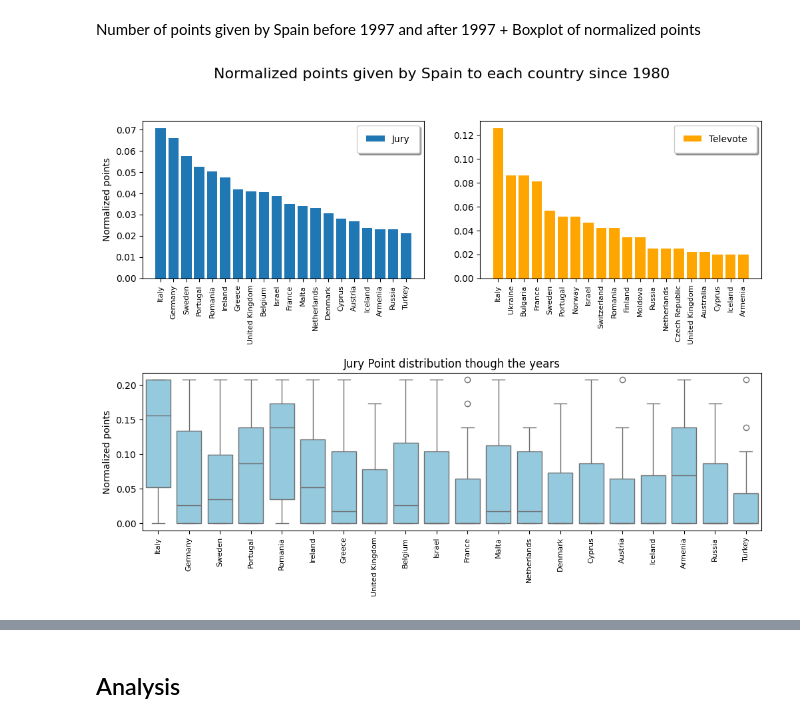
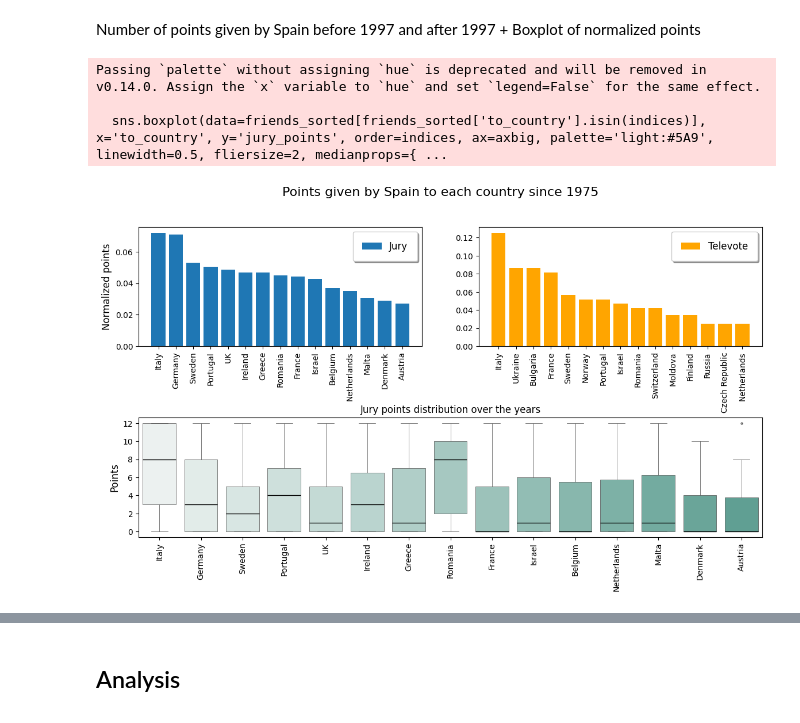
Before and after one commit to Mate1Coll/Eurovision_Contest_Analysis, a Jupyter notebook: Notebook.ipynb, the cells around one changed output, grey strips where cells are left out. Saved outputs shown, nothing was run; the diff lists cells and outputs as text; code cells hidden in the pictures.

```diff
--- a/Notebook.ipynb
+++ b/Notebook.ipynb
@@ -93,7 +94,7 @@ country_id_to_name = {
     'es': 'Spain',
     'fi': 'Finland',
     'fr': 'France',
-    'gb': 'United Kingdom',
+    'gb': 'UK',
     'ge': 'Georgia',
     'gr': 'Greece',
     'hr': 'Croatia',
@@ -109,7 +110,7 @@ country_id_to_name = {
     'mc': 'Monaco',
     'md': 'Moldova',
     'me': 'Montenegro',
-    'mk': 'North Macedonia',
+    'mk': 'N. Macedonia',
     'mt': 'Malta',
     'nl': 'Netherlands',
     'no': 'Norway',
@@ -259,7 +261,9 @@ for year in range(initial_year, final_year + 1):
         winner = table.index[0]
     points = table.iloc[0]
     win_table.append(winner)
-    # print(year, winner, points)
+    if winner=='Sweden':
+        print(year, winner, points)
+
 
 # Convert the result to a DataFrame
 win_table = pd.DataFrame(win_table, columns=['country'])
@@ -317,12 +369,12 @@ Number of points given by Spain before 1997 and after 1997 + Boxplot of normaliz
 # %%
 # Function to obtain the number of points given for a given country during a time period
 
-def family_points(df_final_round, country_id, initial_year, crop=20):
+def family_points(df_final_round, country_id, initial_year, crop=15):
 
     # Get the number of points given by country_id to each country
     friends = df_final_round.query(f'year >= {initial_year} and from_country=="{country_id}"')
 
-    fig, axs = plt.subplots(ncols=2, nrows=2, figsize=(12,8))
+    fig, axs = plt.subplots(ncols=2, nrows=2, figsize=(14,7))
     gs = axs[1,0].get_gridspec()
     for ax in axs[1,:]:
         ax.remove()
@@ -331,7 +383,7 @@ def family_points(df_final_round, country_id, initial_year, crop=20):
     def normalize(df):
         return df / df.sum()
 
-    fig.suptitle(f'Normalized points given by {country_id} to each country since {initial_year}', fontsize=16)
+    fig.suptitle(f'Points given by {country_id} to each country since {initial_year}', fontsize=16)
     # fig.tight_layout()
 
 
@@ -347,9 +399,9 @@ def family_points(df_final_round, country_id, initial_year, crop=20):
     y = friends1['points']
     axs[0,0].bar(x, y, label='Jury')
     # axs[0,0].set_title(f'Normalized points given by {country_id} to each country')
-    axs[0,0].set_xticklabels(x, rotation=90, fontsize=8)
-    axs[0,0].set_ylabel('Normalized points')
-    axs[0,0].legend(fancybox=True, framealpha=1, shadow=True, borderpad=1)
+    axs[0,0].set_xticklabels(x, rotation=90, fontsize=10)
+    axs[0,0].set_ylabel('Normalized points', fontsize=12)
+    axs[0,0].legend(fancybox=True, framealpha=1, shadow=True, borderpad=1, fontsize=12)
 
 
     # Plot the number of televote points given by country_id to each country
@@ -362,29 +414,34 @@ def family_points(df_final_round, country_id, initial_year, crop=20):
     y = friends2['points']
     axs[0,1].bar(x, y, label='Televote', color='orange')
     # axs[0,1].set_title(f'Normalized Points given by {country_id} to each country')
-    axs[0,1].set_xticklabels(x, rotation=90, fontsize=8)
-    axs[0,1].legend(fancybox=True, framealpha=1, shadow=True, borderpad=1)
+    axs[0,1].set_xticklabels(x, rotation=90, fontsize=10)
+    axs[0,1].legend(fancybox=True, framealpha=1, shadow=True, borderpad=1, fontsize=12)
 
 
     # Boxplot of the total points given by country_id to each country though the years
-    friends_sorted = friends.groupby('year').apply(lambda x: normalize(x.groupby('to_country')['jury_points'].sum())).reset_index()
+    friends_sorted = friends.groupby(['to_country', 'year'])['jury_points'].sum().reset_index()
     # t = friends_sorted.groupby('to_country').sum().sort_values('jury_points', ascending=False).index
     # t = t[:crop]
 
-    sns.boxplot(data=friends_sorted[friends_sorted['to_country'].isin(indices)], x='to_country', y='jury_points', order=indices, ax=axbig, color='skyblue')
-    axbig.set_xticklabels(axbig.get_xticklabels(), rotation=90, fontsize=8)
-    axbig.set_ylabel('Normalized points')
-    axbig.set_title(f'Jury Point distribution though the years')
+    sns.boxplot(data=friends_sorted[friends_sorted['to_country'].isin(indices)], x='to_country', y='jury_points', order=indices, ax=axbig, palette='light:#5A9', linewidth=0.5, fliersize=2, medianprops={"color": "k", "linewidth": 1})
+
+    axbig.set_xticklabels(axbig.get_xticklabels(), rotation=90, fontsize=10)
+    axbig.set_ylabel('Points', fontsize=12)
+    axbig.set_title(f'Jury points distribution over the years')
     axbig.set_xlabel('')
 
 
     plt.subplots_adjust(hspace=0.6)  # Adjust the spacing (increase for more space)
+    plt.savefig(f'Images/{country_id}_points.png')
 
     plt.show()
 
 
     return
 # %%
-family_points(df_final_round, country_id='Spain', initial_year=1980)
+family_points(df_final_round, country_id='Spain', initial_year=1975)
 # %% [output]
+Passing `palette` without assigning `hue` is deprecated and will be removed in v0.14.0. Assign the `x` variable to `hue` and set `legend=False` for the same effect.
+
+  sns.boxplot(data=friends_sorted[friends_sorted['to_country'].isin(indices)], x='to_country', y='jury_points', order=indices, ax=axbig, palette='light:#5A9', linewidth=0.5, fliersize=2, medianprops={ ...
-[figure, old version]
+[figure, new version]
```
Also changed, not shown: parts of 42 cells of this notebook, 9 other files.
